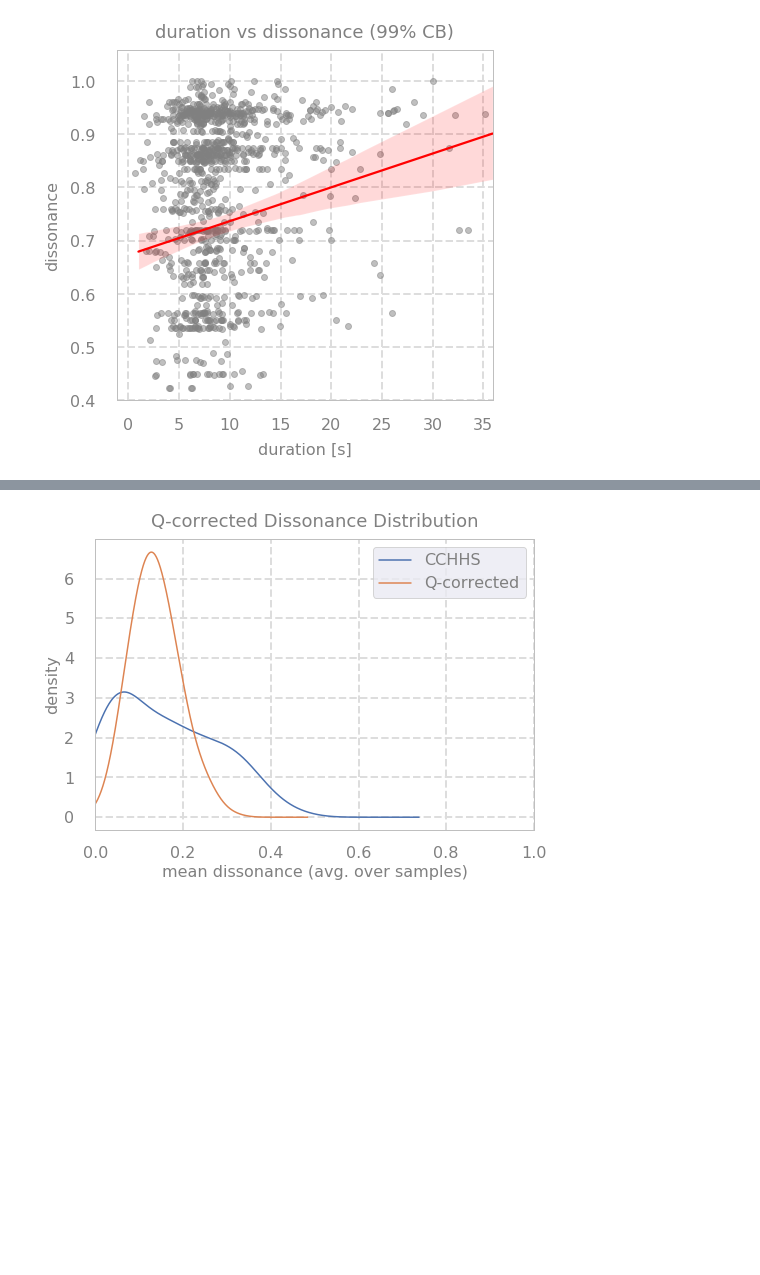
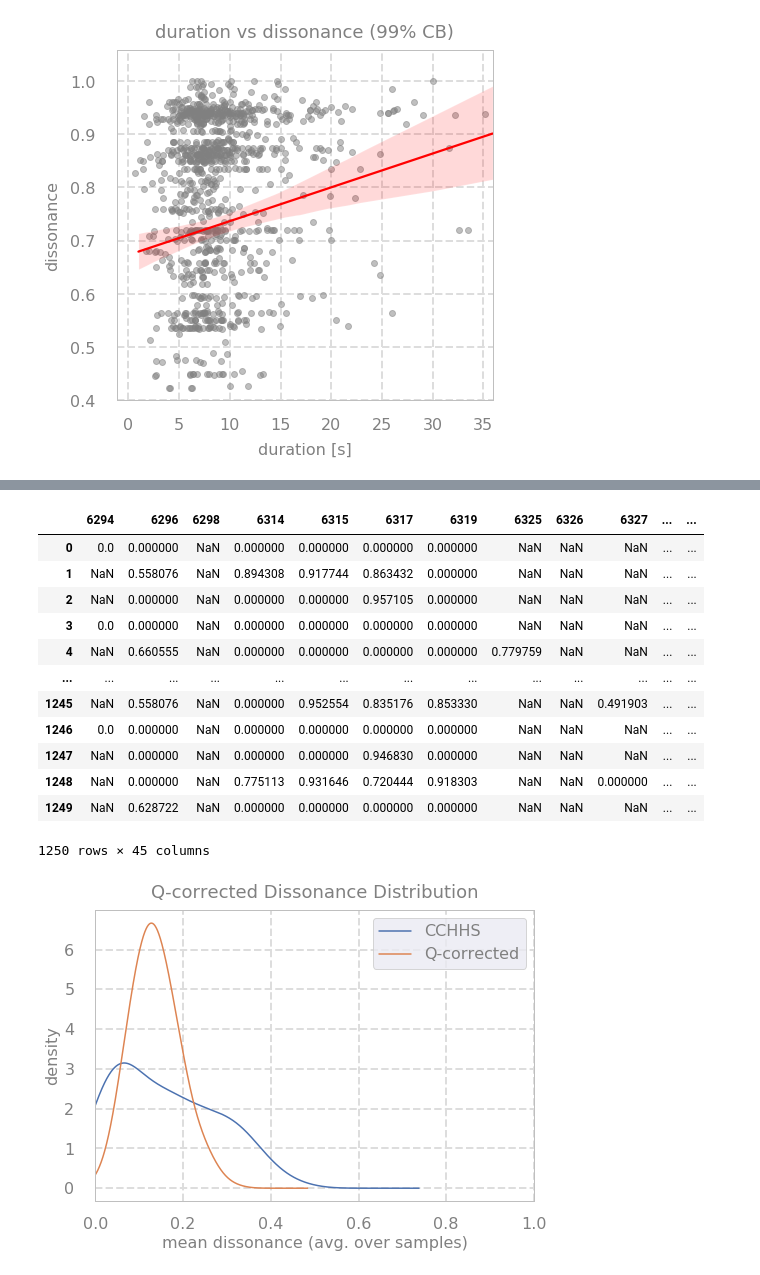
Before and after one commit to zeroknowledgediscovery/zcad, a Jupyter notebook: qanalysis/surveyNet001-bondcourt.ipynb, the cells around one changed output, grey strips where cells are left out. Saved outputs shown, nothing was run; the diff lists cells and outputs as text; code cells hidden in the pictures; blank space fills up the shorter version.

```diff
--- a/qanalysis/surveyNet001-bondcourt.ipynb
+++ b/qanalysis/surveyNet001-bondcourt.ipynb
@@ -795,3 +847,19 @@ plt.savefig(OUTPUTDIR+'durvsdiss'+'.png',dpi=600,bbox_inches='tight',transparent
+# %%
+Diss
+# %% [output]
+|  | 6294 | 6296 | 6298 | 6314 | 6315 | 6317 | 6319 | 6325 | 6326 | 6327 | ... | ... |
+| 0 | 0.0 | 0.000000 | NaN | 0.000000 | 0.000000 | 0.000000 | 0.000000 | NaN | NaN | NaN | ... | ... |
+| 1 | NaN | 0.558076 | NaN | 0.894308 | 0.917744 | 0.863432 | 0.000000 | NaN | NaN | NaN | ... | ... |
+| 2 | NaN | 0.000000 | NaN | 0.000000 | 0.000000 | 0.957105 | 0.000000 | NaN | NaN | NaN | ... | ... |
+| 3 | 0.0 | 0.000000 | NaN | 0.000000 | 0.000000 | 0.000000 | 0.000000 | NaN | NaN | NaN | ... | ... |
+| 4 | NaN | 0.660555 | NaN | 0.000000 | 0.000000 | 0.000000 | 0.000000 | 0.779759 | NaN | NaN | ... | ... |
+| ... | ... | ... | ... | ... | ... | ... | ... | ... | ... | ... | ... | ... |
+| 1245 | NaN | 0.558076 | NaN | 0.000000 | 0.952554 | 0.835176 | 0.853330 | NaN | NaN | 0.491903 | ... | ... |
+| 1246 | 0.0 | 0.000000 | NaN | 0.000000 | 0.000000 | 0.000000 | 0.000000 | NaN | NaN | NaN | ... | ... |
+| 1247 | NaN | 0.000000 | NaN | 0.000000 | 0.000000 | 0.946830 | 0.000000 | NaN | NaN | NaN | ... | ... |
+| 1248 | NaN | 0.000000 | NaN | 0.775113 | 0.931646 | 0.720444 | 0.918303 | NaN | NaN | 0.000000 | ... | ... |
+| 1249 | NaN | 0.628722 | NaN | 0.000000 | 0.000000 | 0.000000 | 0.000000 | NaN | NaN | NaN | ... | ... |
+1250 rows × 45 columns
 # %%
 # Q-correction via Q-sampling
 # %%
```
Also changed, not shown: parts of 3 cells of this notebook, 6 other files.
